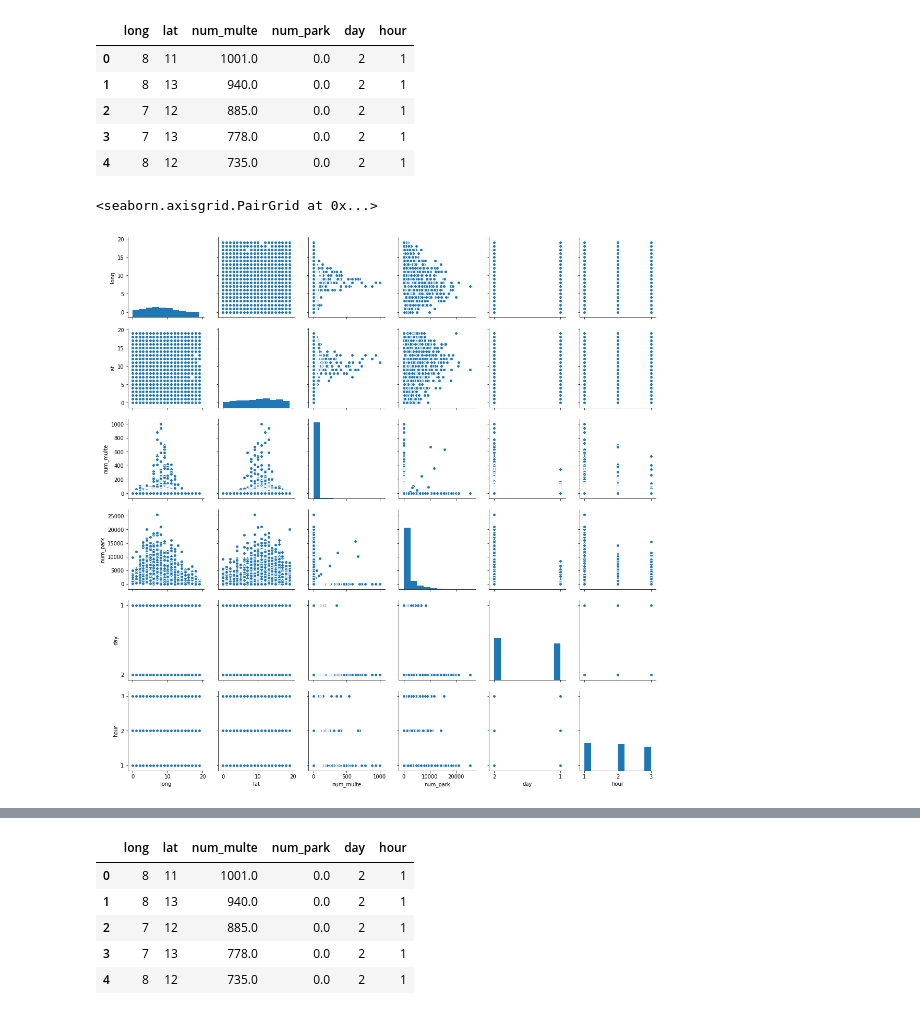
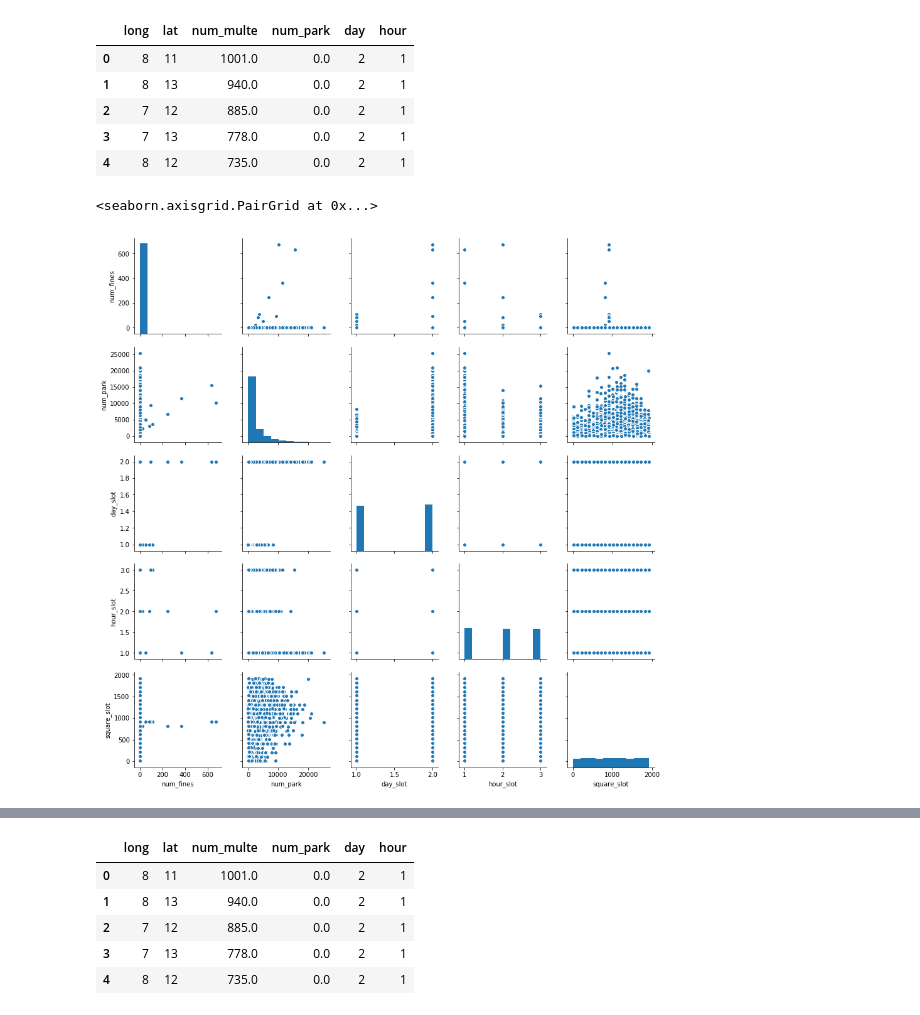
Before and after one commit to Vem-Solutions-spa/dataset-vem_event, a Jupyter notebook: Pier/bin dataset park e multe.ipynb, the cells around one changed output, grey strips where cells are left out. Drawn from its saved outputs; the diff is of its cells as text; code cells hidden in the pictures.

```diff
--- a/Pier/bin dataset park e multe.ipynb
+++ b/Pier/bin dataset park e multe.ipynb
@@ -218,8 +222,11 @@ joined1.head()
 | 2 | 7 | 12 | 885.0 | 0.0 | 2 | 1 |
 | 3 | 7 | 13 | 778.0 | 0.0 | 2 | 1 |
 | 4 | 8 | 12 | 735.0 | 0.0 | 2 | 1 |
-# %%
-sb.pairplot(joined1)
-# %% [output]
-<seaborn.axisgrid.PairGrid at 0x...>
-[figure, removed]
+# %%
+t=joined1
+t = t.drop(["long", "lat"], axis=1)
+t.columns = ['num_fines', 'num_park', 'day_slot', 'hour_slot', 'square_slot']
+sb.pairplot(t.loc[t.num_park > 0])
+# %% [output]
+<seaborn.axisgrid.PairGrid at 0x...>
+[figure, added]
```
Also changed, not shown: parts of 5 cells of this notebook, 1 other file.
